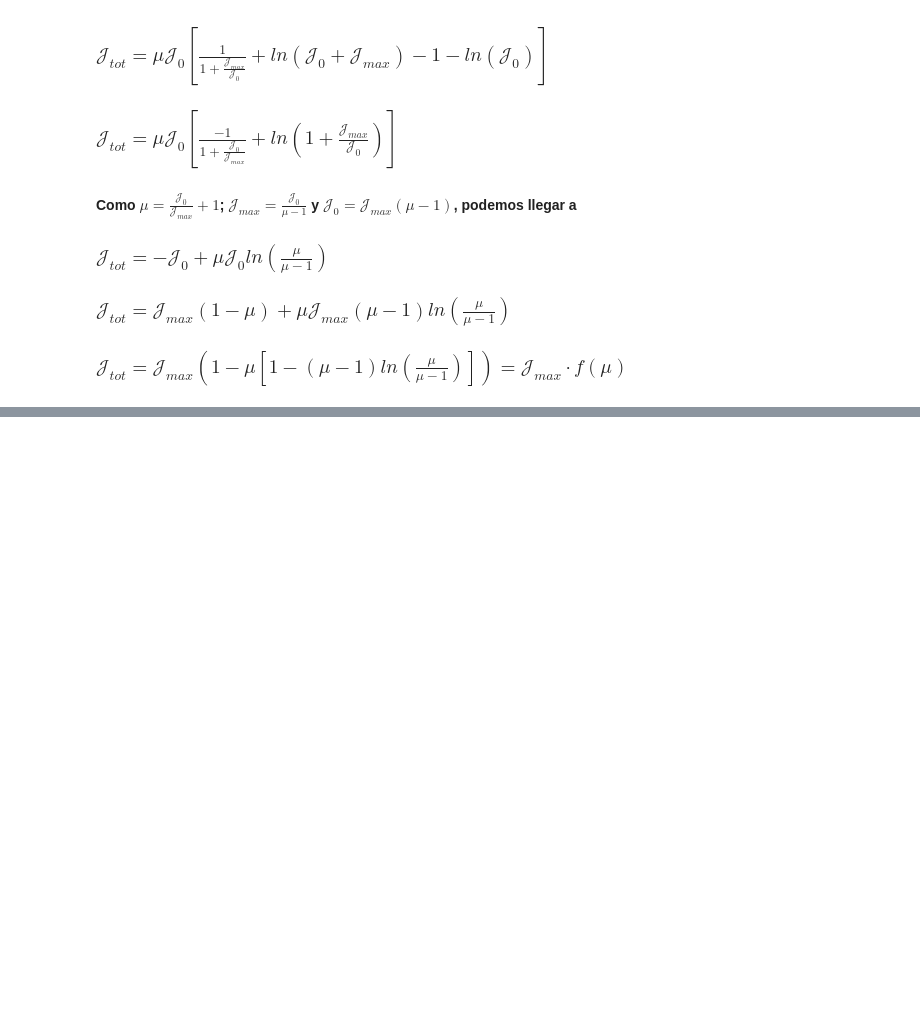
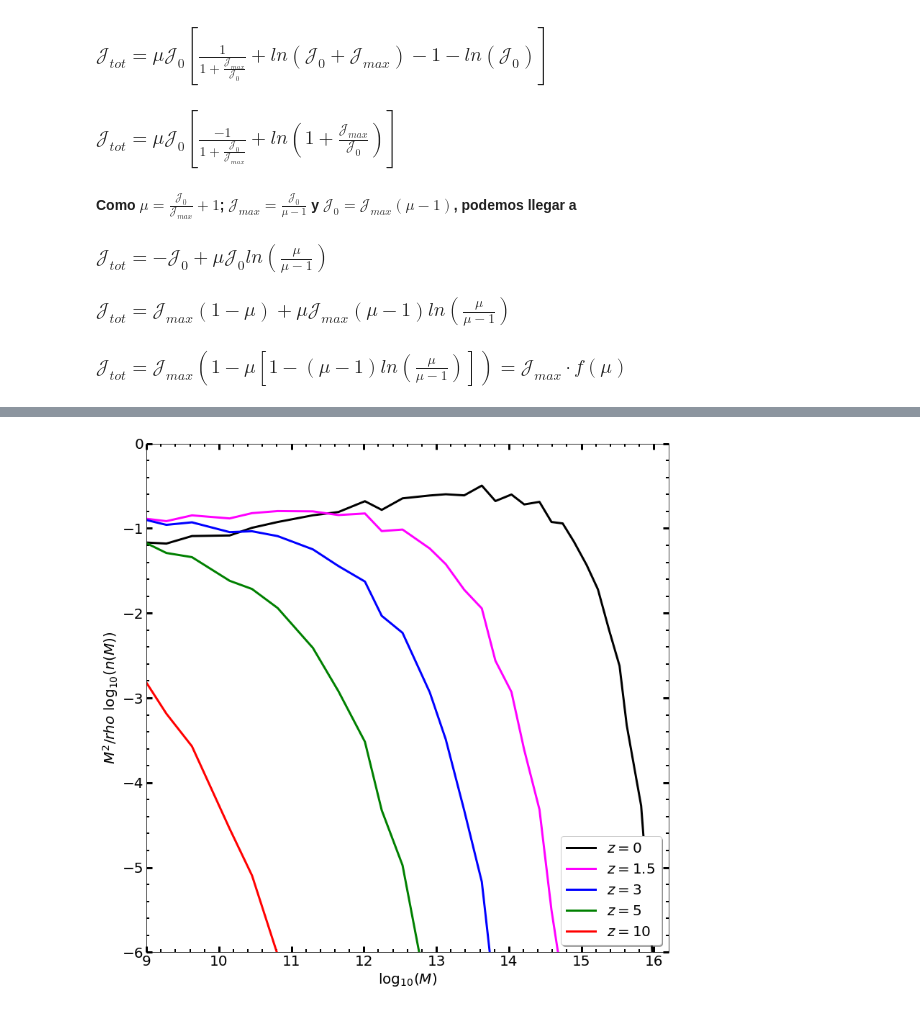
Before and after one commit to BrunoCeliz/FEG, a Jupyter notebook: TP_20-24.ipynb, the cells around one changed output, grey strips where cells are left out. Drawn from its saved outputs; the diff is of its cells as text; code cells hidden in the pictures; blank space fills up the shorter version.

```diff
--- a/TP_20-24.ipynb
+++ b/TP_20-24.ipynb
@@ -59,0 +65,70 @@
+# %%
+import pandas as pd #librería para datos
+import matplotlib.pyplot as plt #para el hist
+from scipy import stats as st
+import numpy as np
+from matplotlib.ticker import (MultipleLocator, FormatStrFormatter,
+                           AutoMinorLocator)
+from numpy import linalg as LA
+
+#Los pts de la Fig:
+
+df = pd.read_csv('sigma_M_BT.csv', delimiter=';',header=None)
+df = df.astype('float')
+#1ª fila -> ID de los "diff"; 2ª fila -> ID de los "same" (z=0.2)
+aux_M = np.array(df[0])
+aux_sigma_M = np.array(df[1])
+
+#El dominio de la fig:
+M = aux_M[12:-15]
+sigma_M = aux_sigma_M[12:-15]
+
+#La derivada numérica:
+
+delta_ln_sigma = []
+for i in range(1,len(M)):
+    S = (np.log(sigma_M[i])-np.log(sigma_M[i-1]))/(M[i]-M[i-1])
+    delta_ln_sigma.append(S)
+
+#n(M):
+def f(sigma,delta,z,a):
+    dc = 1.686*(1+z)
+    y = (a*dc/sigma)*np.exp(-(dc**2)/(2*(sigma**2)))*delta
+    return y
+
+#Para difs z:
+a = -1e+0
+
+n_z0 = f(sigma_M[:-1],delta_ln_sigma,0,a)
+n_z2 = f(sigma_M[:-1],delta_ln_sigma,1.5,a)
+n_z3 = f(sigma_M[:-1],delta_ln_sigma,3,a)
+n_z5 = f(sigma_M[:-1],delta_ln_sigma,5,a)
+n_z10 = f(sigma_M[:-1],delta_ln_sigma,10,a)
+
+#Plots:
+plt.figure(figsize=(13,13))
+
+#plt.plot(np.log10(M[:-1]),np.log10(n))
+plt.plot(M[:-8],np.log10(n_z0[:-7]),c='k',label='$z=0$',lw=3)
+plt.plot(M[:-8],np.log10(n_z2[:-7]),c='magenta',label='$z=1.5$',lw=3)
+plt.plot(M[:-8],np.log10(n_z3[:-7]),c='b',label='$z=3$',lw=3)
+plt.plot(M[:-8],np.log10(n_z5[:-7]),c='g',label='$z=5$',lw=3)
+plt.plot(M[:-8],np.log10(n_z10[:-7]),c='r',label='$z=10$',lw=3)
+
+plt.xlim(9.,16.2)
+plt.ylim(-6,0)
+
+plt.xlabel('$\log_{10}(M)$',fontsize=20)
+plt.ylabel('$M^2/rho ~ \log_{10}(n(M))$',fontsize=20)
+
+plt.tick_params(labelsize=20,width=3,length=8,direction='in',bottom=True, top=True, left=True, right=True)
+
+ax = plt.gca()
+ax.xaxis.set_minor_locator(AutoMinorLocator())
+ax.yaxis.set_minor_locator(AutoMinorLocator())
+
+ax.tick_params(which='minor',length=4,direction='in',width=2,bottom=True, top=True, left=True, right=True)
+
+plt.legend(loc='best',fontsize=20,shadow=True);
+# %% [output]
+[figure, added]
```
Also changed, not shown: parts of 1 cell of this notebook.
